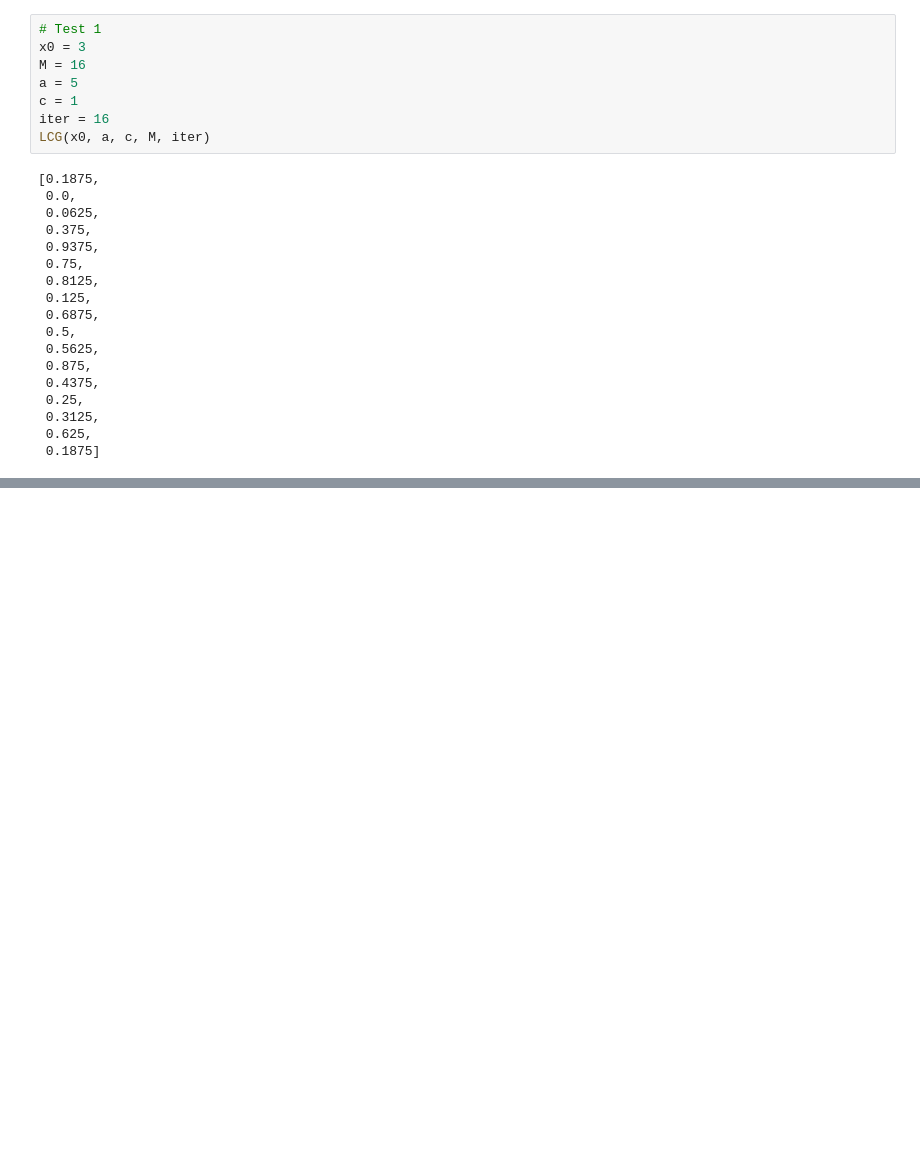
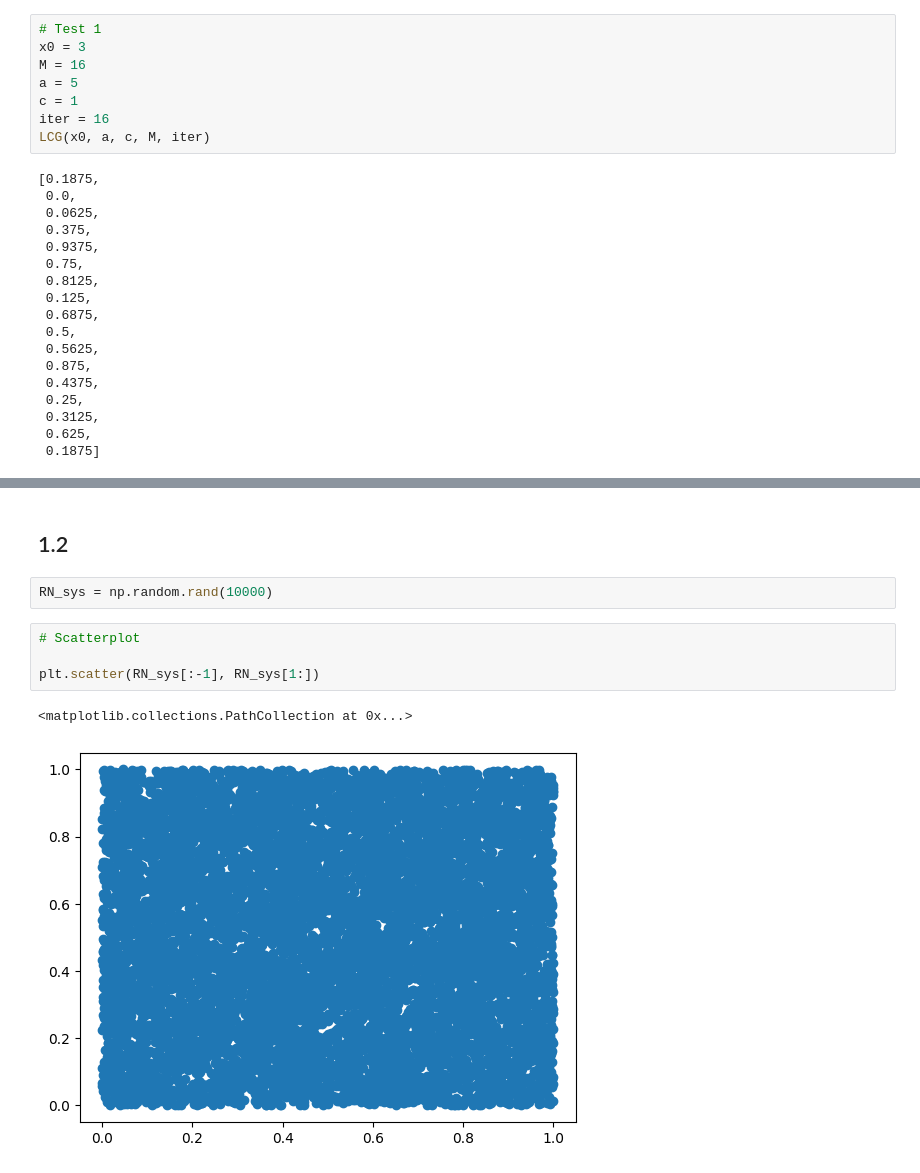
Before and after one commit to AgnesOlsen/02443_Stocastic_Simulation, a Jupyter notebook: Notebooks/Katrine.ipynb, the cells around one changed output, grey strips where cells are left out. Cells and saved outputs as stored; diff of their text form; blank space fills up the shorter version.

```diff
--- a/Notebooks/Katrine.ipynb
+++ b/Notebooks/Katrine.ipynb
@@ -52,0 +287,11 @@ len(RN)
+# %% [markdown]
+## 1.2
+# %%
+RN_sys = np.random.rand(10000)
+# %%
+# Scatterplot
+
+plt.scatter(RN_sys[:-1], RN_sys[1:])
+# %% [output]
+<matplotlib.collections.PathCollection at 0x...>
+[figure, added]
```
Also changed, not shown: parts of 27 cells of this notebook.
